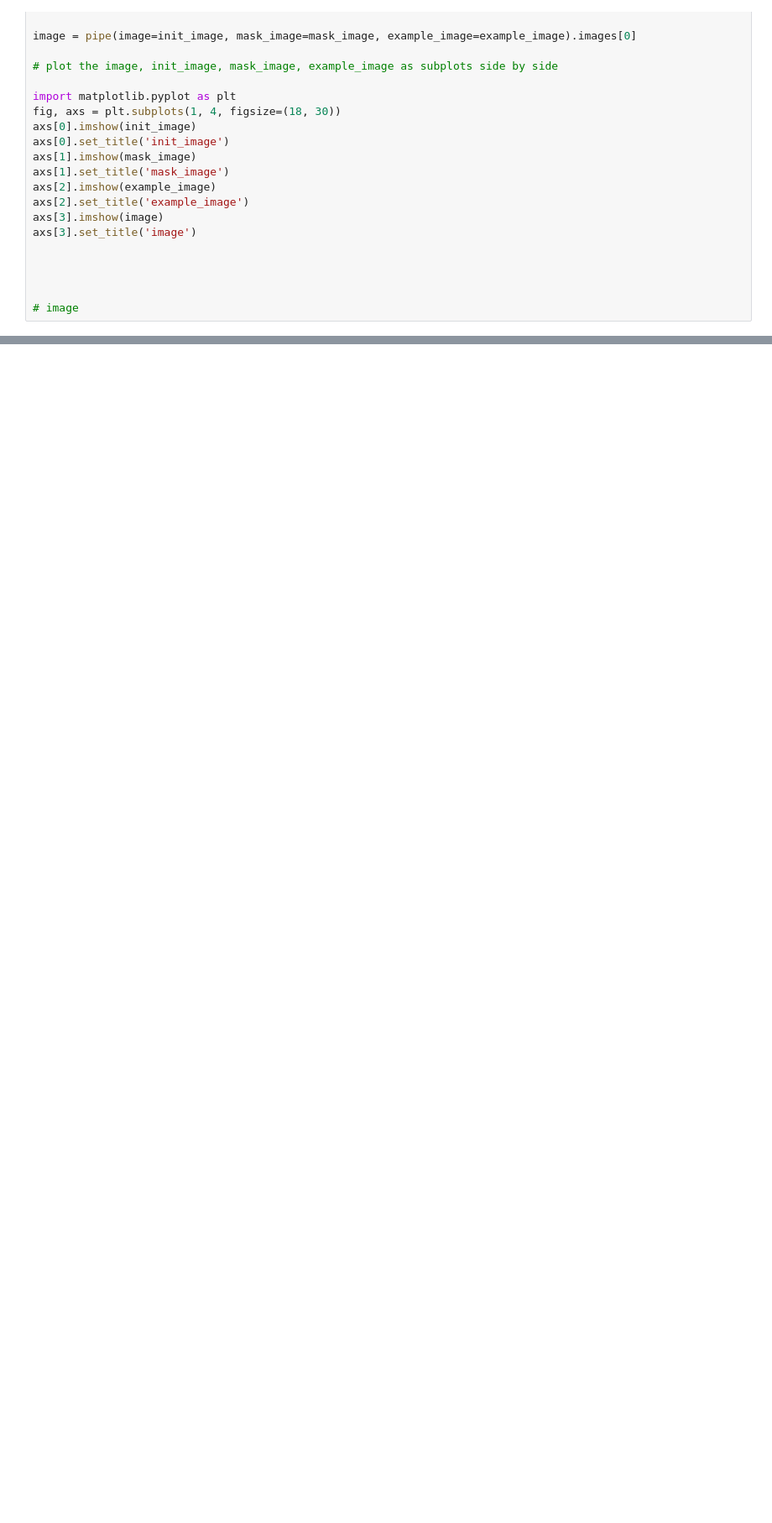
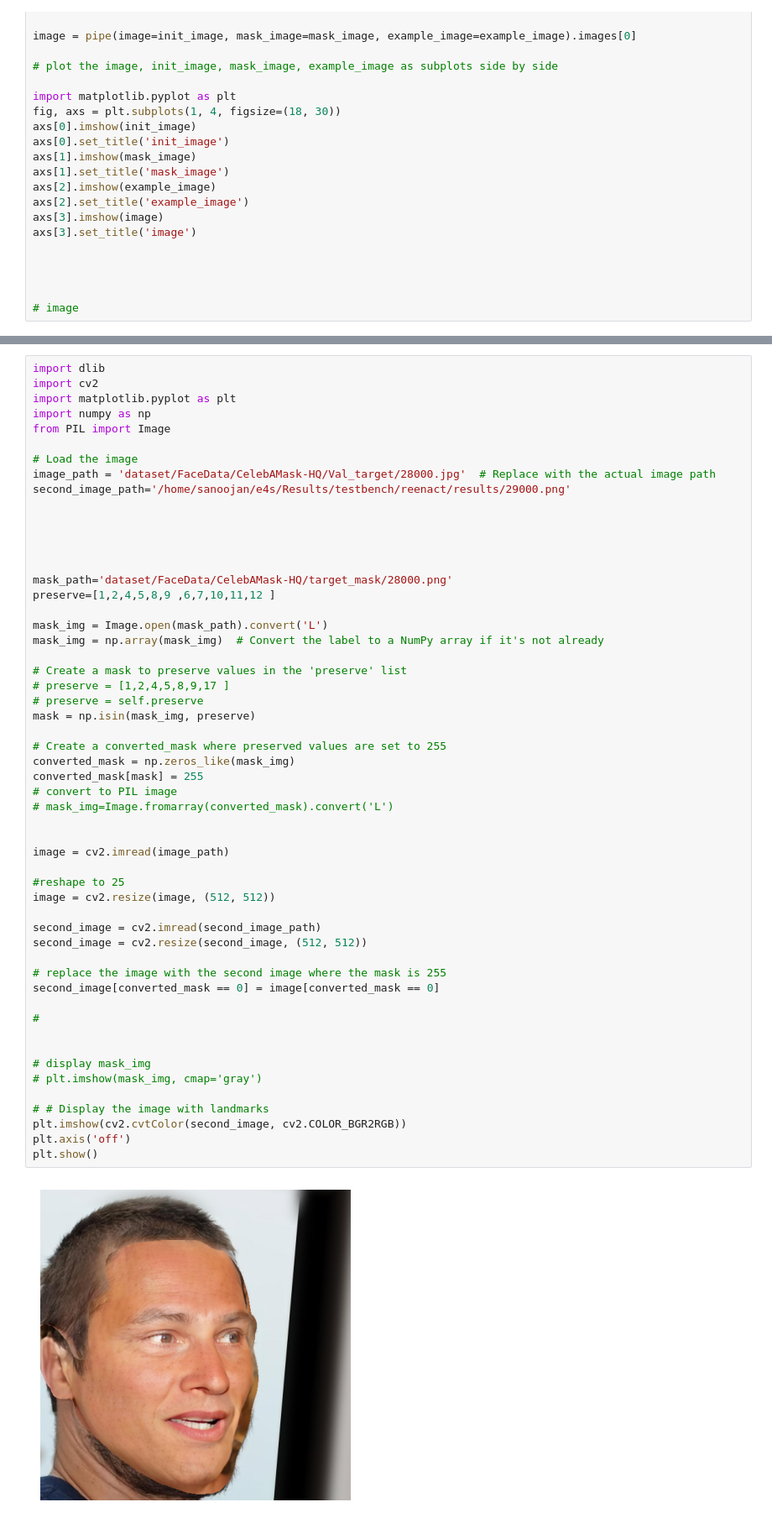
Before and after one commit to Sanoojan/Paint_for_swap, a Jupyter notebook: analyse.ipynb, the cells around one changed output, grey strips where cells are left out. Shown: that part at 84% size. Cells and saved outputs as stored; diff of their text form; blank space fills up the shorter version.

```diff
--- a/analyse.ipynb
+++ b/analyse.ipynb
@@ -63,0 +157,56 @@ axs[3].set_title('image')
+# %%
+import dlib
+import cv2
+import matplotlib.pyplot as plt
+import numpy as np
+from PIL import Image
+
+# Load the image
+image_path = 'dataset/FaceData/CelebAMask-HQ/Val_target/28000.jpg'  # Replace with the actual image path
+second_image_path='/home/sanoojan/e4s/Results/testbench/reenact/results/29000.png'
+
+
+
+
+
+mask_path='dataset/FaceData/CelebAMask-HQ/target_mask/28000.png'
+preserve=[1,2,4,5,8,9 ,6,7,10,11,12 ]
+
+mask_img = Image.open(mask_path).convert('L')
+mask_img = np.array(mask_img)  # Convert the label to a NumPy array if it's not already
+
+# Create a mask to preserve values in the 'preserve' list
+# preserve = [1,2,4,5,8,9,17 ]
+# preserve = self.preserve
+mask = np.isin(mask_img, preserve)
+
+# Create a converted_mask where preserved values are set to 255
+converted_mask = np.zeros_like(mask_img)
+converted_mask[mask] = 255
+# convert to PIL image
+# mask_img=Image.fromarray(converted_mask).convert('L')
+
+
+image = cv2.imread(image_path)
+
+#reshape to 25
+image = cv2.resize(image, (512, 512))
+
+second_image = cv2.imread(second_image_path)
+second_image = cv2.resize(second_image, (512, 512))
+
+# replace the image with the second image where the mask is 255
+second_image[converted_mask == 0] = image[converted_mask == 0]
+
+#
+
+
+# display mask_img
+# plt.imshow(mask_img, cmap='gray')
+
+# # Display the image with landmarks
+plt.imshow(cv2.cvtColor(second_image, cv2.COLOR_BGR2RGB))
+plt.axis('off')
+plt.show()
+# %% [output]
+[figure, added]
```
Also changed, not shown: parts of 6 cells of this notebook, 13 other files.
